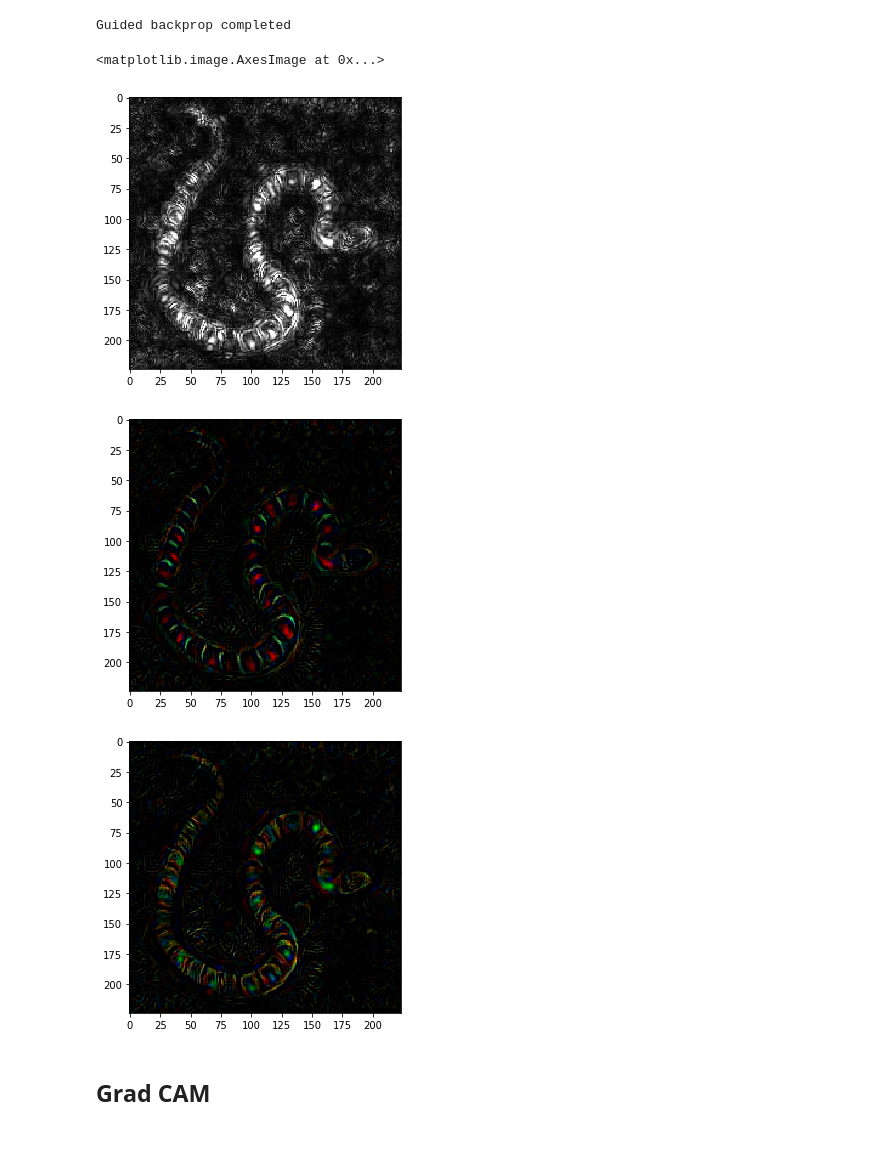
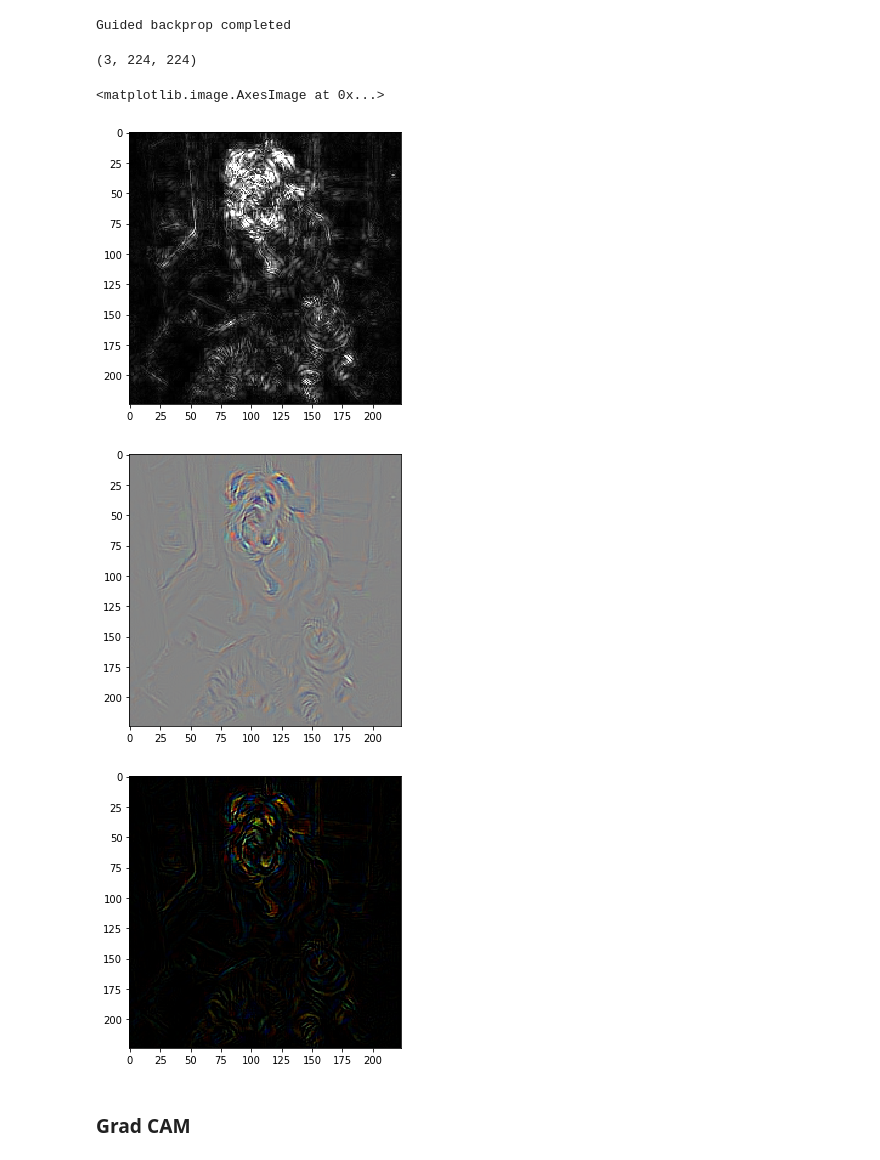
Before and after one commit to SharadGitHub/VGG, a Jupyter notebook: CNN_Visualizations.ipynb, the cells around one changed output. Cells and saved outputs as stored; diff of their text form; code cells hidden in the pictures.

```diff
--- a/CNN_Visualizations.ipynb
+++ b/CNN_Visualizations.ipynb
@@ -140,7 +150,7 @@ class guided_backprop:
 
         return self.gradients.data.numpy()[0]
 # %%
-target_example = 0  # Snake
+target_example = 1  # Snake
 (original_image, prep_img, target_class, file_name_to_export, pretrained_model) =\
     get_example_params(target_example)
 
@@ -162,20 +172,26 @@ save_gradient_images(neg_sal, file_name_to_export + '_neg_sal')
 print('Guided backprop completed')
 # %% [output]
 Guided backprop completed
+# %%
+neg_sal.shape
+# %% [output]
+(3, 224, 224)
 # %%
 
 fig = plt.figure()
 plt.imshow(grayscale_guided_grads[0], cmap = "gray")
 
+guided_grads = (guided_grads - np.min(guided_grads)) / (np.max(guided_grads) - np.min(guided_grads))  # Normalize between 0-1
+guided_grads = np.uint8(guided_grads * 255)
 fig = plt.figure()
-plt.imshow(pos_sal.transpose(1,2,0), cmap = "gray")
+plt.imshow(guided_grads.transpose(1,2,0))
 
 fig = plt.figure()
-plt.imshow(neg_sal.transpose(1,2,0), cmap = "gray")
+plt.imshow(neg_sal.transpose(1,2,0))
 # %% [output]
 <matplotlib.image.AxesImage at 0x...>
-[figure, old version]
+[figure, new version]
-[figure, old version]
+[figure, new version]
-[figure, old version]
+[figure, new version]
 # %% [markdown]
-## Grad CAM
+### Grad CAM
```
Also changed, not shown: parts of 11 cells of this notebook.
